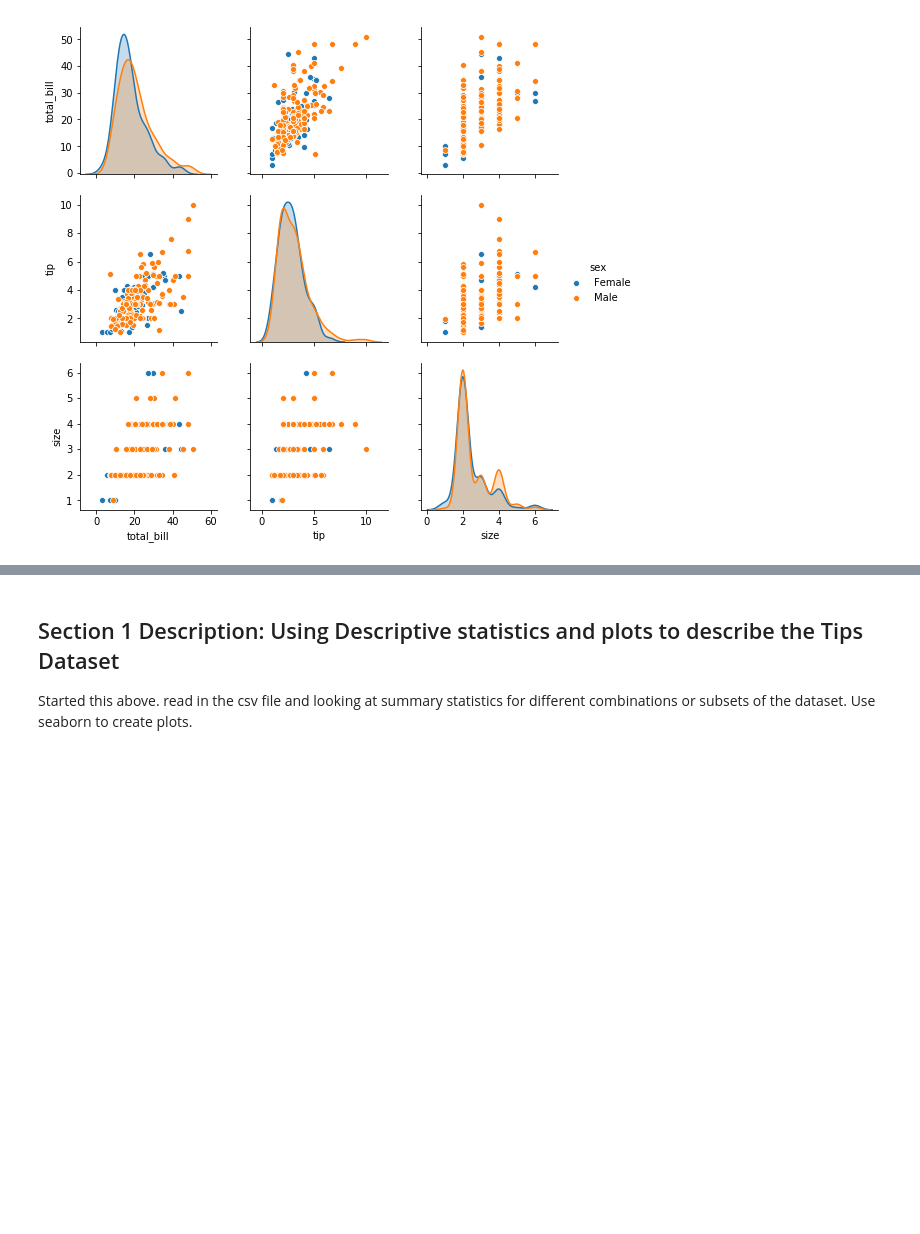
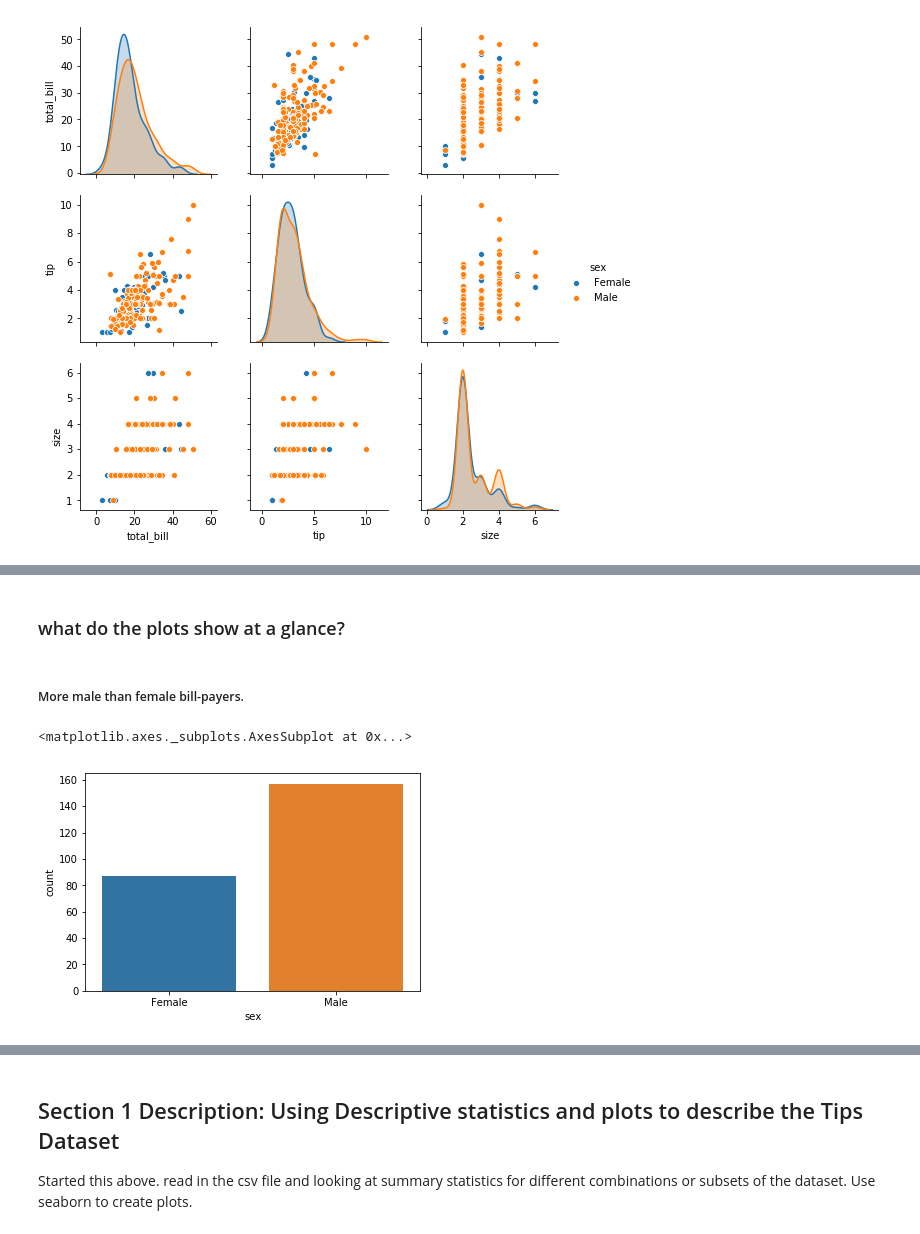
Before and after one commit to angela1C/Fundamentals-of-Data-Analysis-Project-2019, a Jupyter notebook: tips-project.ipynb, the cells around one changed output, grey strips where cells are left out. Drawn from its saved outputs; the diff is of its cells as text; code cells hidden in the pictures; blank space fills up the shorter version.

Commit message:
looking at some stats and seaborn plots

```diff
--- a/tips-project.ipynb
+++ b/tips-project.ipynb
@@ -444,0 +439,9 @@ NameError: name 'sns' is not defined
+# %% [markdown]
+### what do the plots show at a glance?
+# %% [markdown]
+##### More male than female bill-payers.
+# %%
+sns.countplot("sex",  data =df)
+# %% [output]
+<matplotlib.axes._subplots.AxesSubplot at 0x...>
+[figure, added]
```
Also changed, not shown: parts of 52 cells of this notebook.
